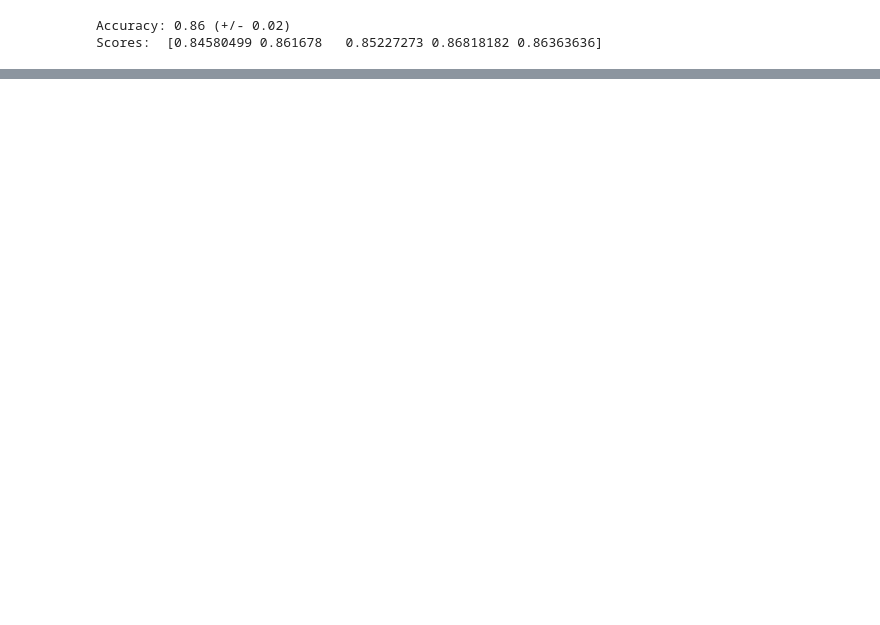
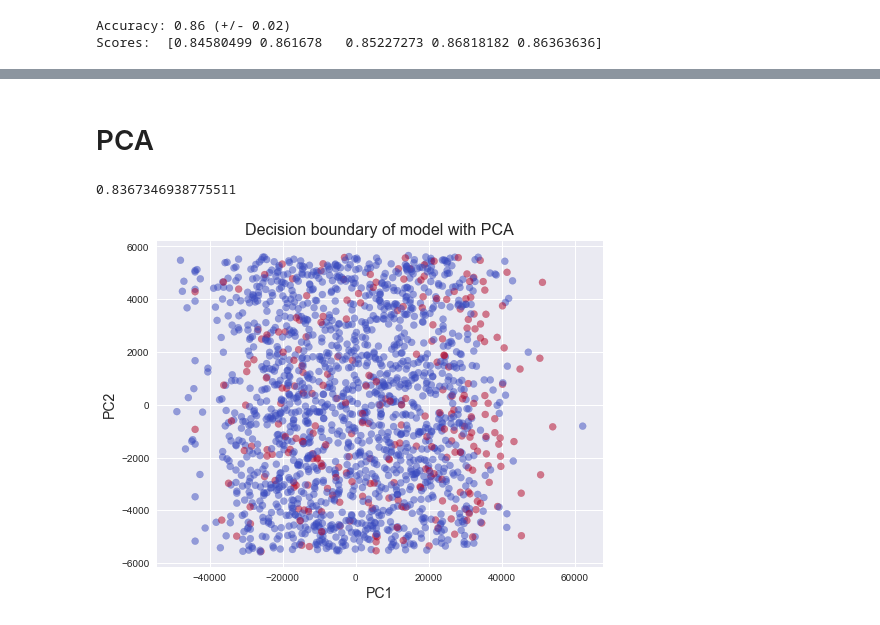
Before and after one commit to sabin5105/DataAnalysis, a Jupyter notebook: marketing/Classification.ipynb, the cells around one changed output, grey strips where cells are left out. Cells and saved outputs as stored; diff of their text form; code cells hidden in the pictures; blank space fills up the shorter version.

```diff
--- a/marketing/Classification.ipynb
+++ b/marketing/Classification.ipynb
@@ -151,0 +211,7 @@ plt.show()
+# %%
+from sklearn.ensemble import BaggingClassifier
+
+model = BaggingClassifier(estimator=LogisticRegressionCV(Cs=10, cv=5, penalty='l2', max_iter=10000, solver='lbfgs', random_state=42), n_estimators=100, random_state=42)
+model.fit(X_train, y_train)
+
+model.score(X_test, y_test)
@@ -151,0 +233,23 @@ plt.show()
+# %% [markdown]
+# PCA
+# %%
+from sklearn.decomposition import PCA
+
+pca = PCA(n_components=2)
+X_train_pca = pca.fit_transform(X_train)
+X_test_pca = pca.transform(X_test)
+
+model = LogisticRegressionCV(Cs=10, cv=5, penalty='l2', max_iter=10000, solver='lbfgs', random_state=42)
+model.fit(X_train_pca, y_train)
+model.score(X_test_pca, y_test)
+# %% [output]
+0.8367346938775511
+# %%
+plt.figure(figsize=(8, 6))
+plt.scatter(X_train_pca[:, 0], X_train_pca[:, 1], c=y_train, cmap='coolwarm', alpha=0.5)
+plt.xlabel('PC1', fontsize=14)
+plt.ylabel('PC2', fontsize=14)
+plt.title('Decision boundary of model with PCA', fontsize=16)
+plt.show()
+# %% [output]
+[figure, added]
```
Also changed, not shown: parts of 14 cells of this notebook, 4 other files.
